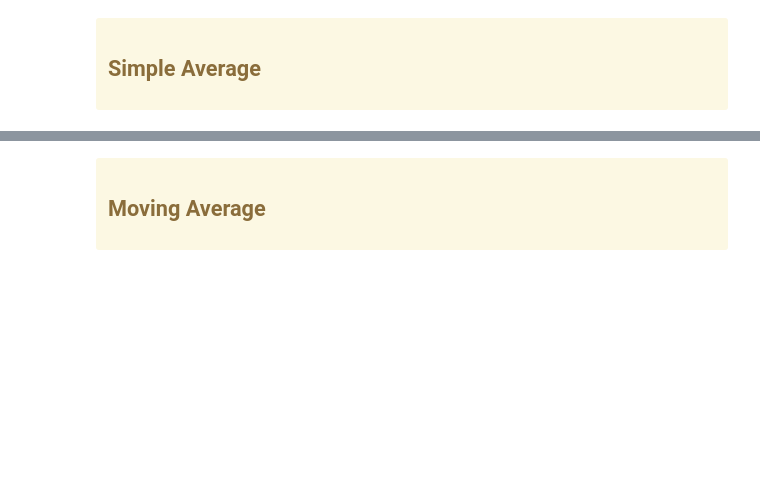
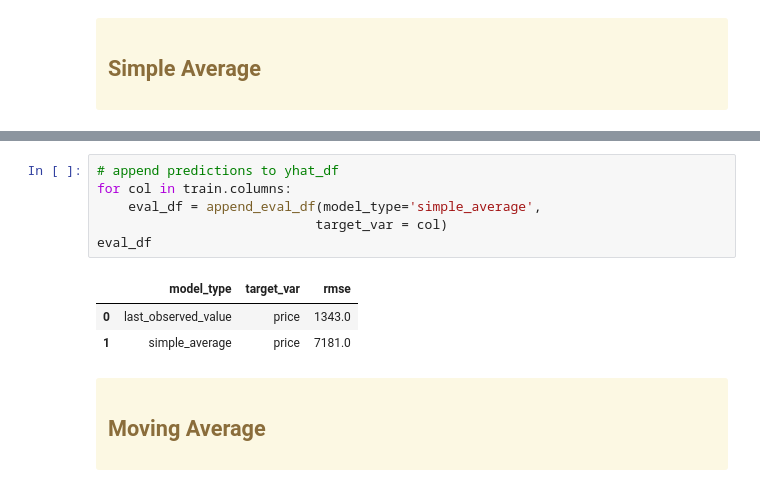
Before and after one commit to QMCBT-JustinEvans/time-series-exercises, a Jupyter notebook: 05_model.ipynb, the cells around one changed output, grey strips where cells are left out. Drawn from its saved outputs; the diff is of its cells as text; blank space fills up the shorter version.

Commit message:
UPDATE model exercise

```diff
--- a/05_model.ipynb
+++ b/05_model.ipynb
@@ -630,3 +664,13 @@ eval_df
+# %%
+# append predictions to yhat_df
+for col in train.columns:
+    eval_df = append_eval_df(model_type='simple_average',
+                            target_var = col)
+eval_df
+# %% [output]
+|  | model_type | target_var | rmse |
+| 0 | last_observed_value | price | 1343.0 |
+| 1 | simple_average | price | 7181.0 |
 # %% [markdown]
 <div class="alert alert-warning">
 
```
Also changed, not shown: parts of 27 cells of this notebook.
